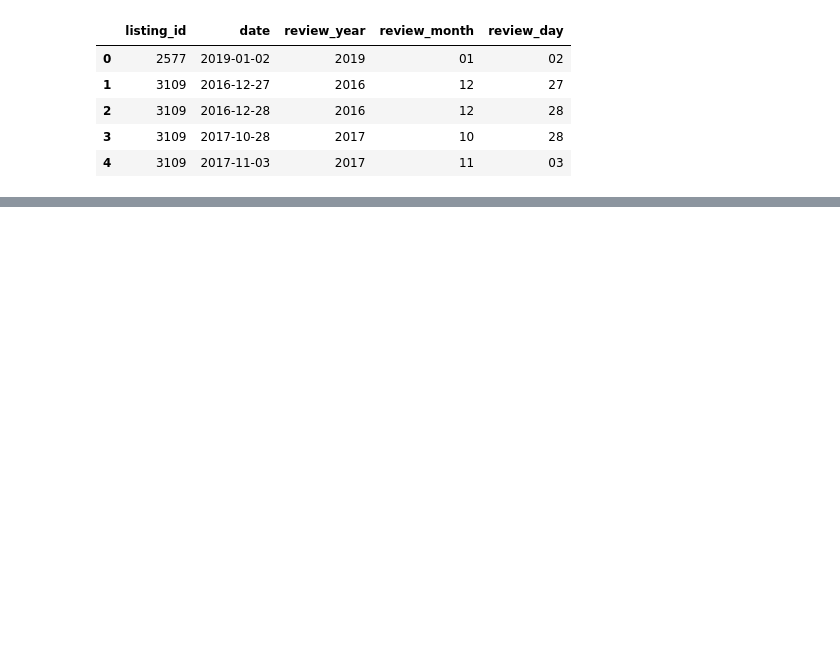
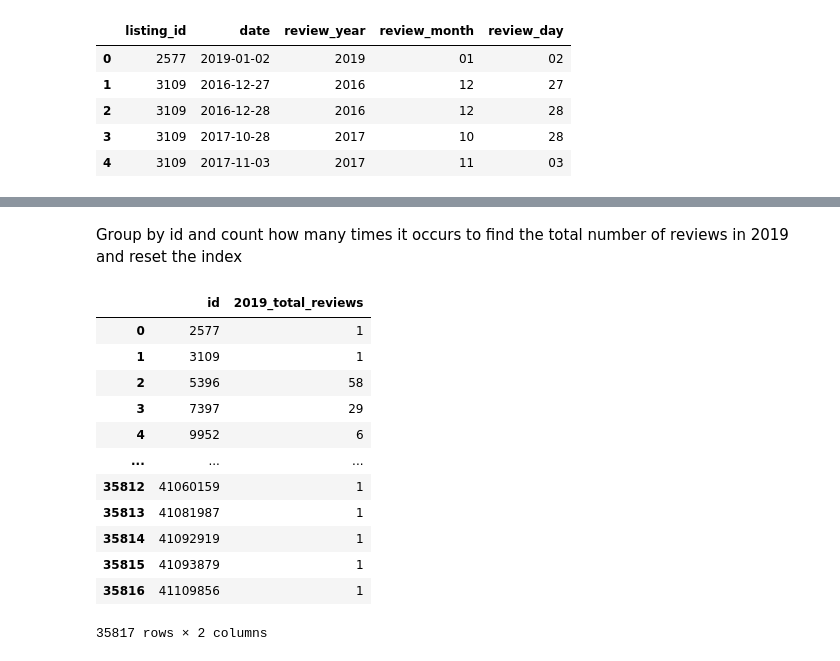
Before and after one commit to jerazo1744/JaquelinErazo-Capstone2, a Jupyter notebook: Airbnb_Capstone_Project.ipynb, the cells around one changed output, grey strips where cells are left out. Cells and saved outputs as stored; diff of their text form; code cells hidden in the pictures; blank space fills up the shorter version.

```diff
--- a/Airbnb_Capstone_Project.ipynb
+++ b/Airbnb_Capstone_Project.ipynb
@@ -138,0 +207,21 @@ listings_ext.head()
+# %% [markdown]
+Group by id and count how many times it occurs to find the total number of reviews in 2019 and reset the index
+# %%
+review_count = review_ratings_listing.groupby(['id']).count().reset_index()
+review_count = review_count[['id','review_year']]
+review_count.rename(columns={'review_year':'2019_total_reviews'}, inplace=True)
+review_count
+# %% [output]
+|  | id | 2019_total_reviews |
+| 0 | 2577 | 1 |
+| 1 | 3109 | 1 |
+| 2 | 5396 | 58 |
+| 3 | 7397 | 29 |
+| 4 | 9952 | 6 |
+| ... | ... | ... |
+| 35812 | 41060159 | 1 |
+| 35813 | 41081987 | 1 |
+| 35814 | 41092919 | 1 |
+| 35815 | 41093879 | 1 |
+| 35816 | 41109856 | 1 |
+35817 rows × 2 columns
```
Also changed, not shown: parts of 19 cells of this notebook.
